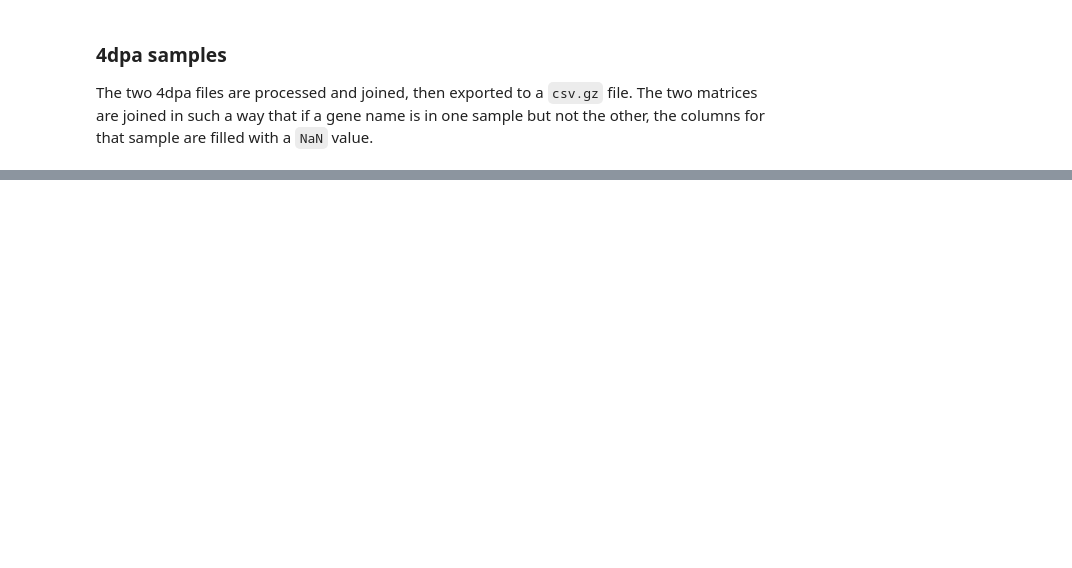
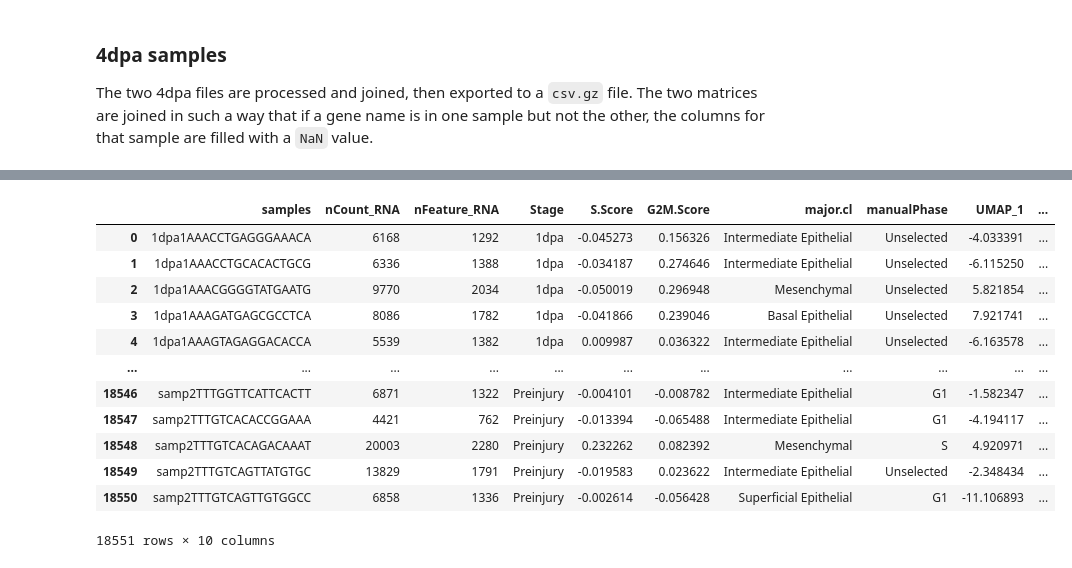
Before and after one commit to cgnobrega/Nobrega_Honors_Thesis, a Jupyter notebook: code/matrix_cleaning.ipynb, the cells around one changed output, grey strips where cells are left out. Drawn from its saved outputs; the diff is of its cells as text; code cells hidden in the pictures; blank space fills up the shorter version.

```diff
--- a/code/matrix_cleaning.ipynb
+++ b/code/matrix_cleaning.ipynb
@@ -142,0 +184,20 @@ fourdpa.to_csv("..\data\Hou_expression_matrices\_4dpa_merged.csv.gz",
+# %%
+# adding a label to the first column & sorting to see if it will fix the anndata mismatching issue
+design = pd.read_csv("GSE137971_cells.csv.gz", compression="gzip")
+design = design.rename(columns = {'Unnamed: 0':'samples'})
+design = design.sort_values(design.columns[0])
+design
+# %% [output]
+|  | samples | nCount_RNA | nFeature_RNA | Stage | S.Score | G2M.Score | major.cl | manualPhase | UMAP_1 | ... |
+| 0 | 1dpa1AAACCTGAGGGAAACA | 6168 | 1292 | 1dpa | -0.045273 | 0.156326 | Intermediate Epithelial | Unselected | -4.033391 | ... |
+| 1 | 1dpa1AAACCTGCACACTGCG | 6336 | 1388 | 1dpa | -0.034187 | 0.274646 | Intermediate Epithelial | Unselected | -6.115250 | ... |
+| 2 | 1dpa1AAACGGGGTATGAATG | 9770 | 2034 | 1dpa | -0.050019 | 0.296948 | Mesenchymal | Unselected | 5.821854 | ... |
+| 3 | 1dpa1AAAGATGAGCGCCTCA | 8086 | 1782 | 1dpa | -0.041866 | 0.239046 | Basal Epithelial | Unselected | 7.921741 | ... |
+| 4 | 1dpa1AAAGTAGAGGACACCA | 5539 | 1382 | 1dpa | 0.009987 | 0.036322 | Intermediate Epithelial | Unselected | -6.163578 | ... |
+| ... | ... | ... | ... | ... | ... | ... | ... | ... | ... | ... |
+| 18546 | samp2TTTGGTTCATTCACTT | 6871 | 1322 | Preinjury | -0.004101 | -0.008782 | Intermediate Epithelial | G1 | -1.582347 | ... |
+| 18547 | samp2TTTGTCACACCGGAAA | 4421 | 762 | Preinjury | -0.013394 | -0.065488 | Intermediate Epithelial | G1 | -4.194117 | ... |
+| 18548 | samp2TTTGTCACAGACAAAT | 20003 | 2280 | Preinjury | 0.232262 | 0.082392 | Mesenchymal | S | 4.920971 | ... |
+| 18549 | samp2TTTGTCAGTTATGTGC | 13829 | 1791 | Preinjury | -0.019583 | 0.023622 | Intermediate Epithelial | Unselected | -2.348434 | ... |
+| 18550 | samp2TTTGTCAGTTGTGGCC | 6858 | 1336 | Preinjury | -0.002614 | -0.056428 | Superficial Epithelial | G1 | -11.106893 | ... |
+18551 rows × 10 columns
```
Also changed, not shown: parts of 22 cells of this notebook.
